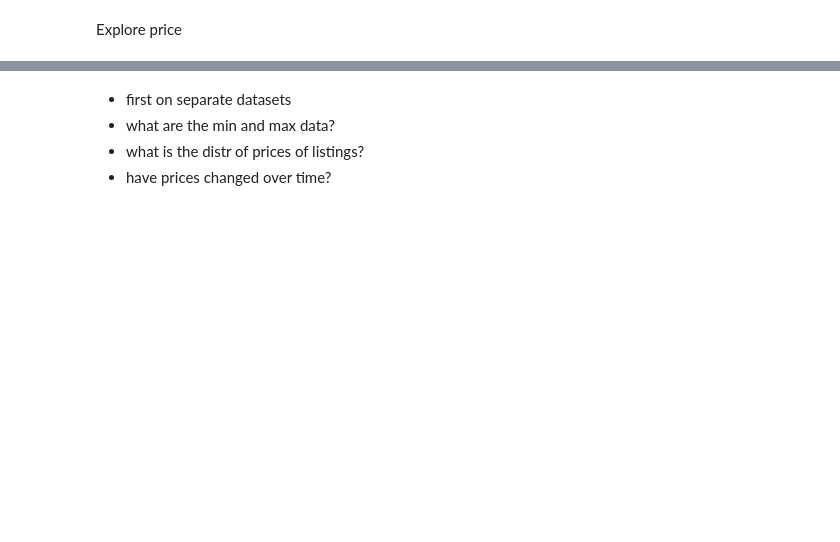
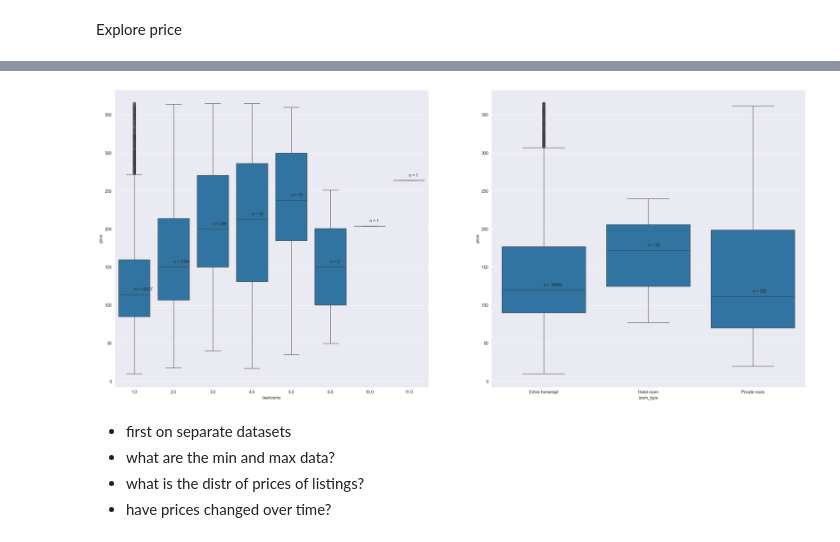
Before and after one commit to MargheSerena/MI-AirBnB-EDA-CodeOp-Module-3-test-, a Jupyter notebook: EDA 1.ipynb, the cells around one changed output, grey strips where cells are left out. Drawn from its saved outputs; the diff is of its cells as text; code cells hidden in the pictures; blank space fills up the shorter version.

```diff
--- a/EDA 1.ipynb
+++ b/EDA 1.ipynb
@@ -594,3 +836,64 @@ Explore price
+# %%
+fig, axes = plt.subplots(
+    nrows=1,
+    ncols=2,
+    figsize=(30,13)
+)
+
+#Price by beds
+boxplot_axis = sns.boxplot(
+    data = listings,
+    y = 'price',
+    x = 'bedrooms',
+    ax = axes[0]
+)
+
+x = 0
+# Get list of number of bedrooms available
+bedrooms_available = np.unique(listings['bedrooms'])
+
+for num_bedrooms in bedrooms_available:
+    y = np.median(listings[listings['bedrooms'] == num_bedrooms]['price']) + 5
+    nobs = listings[listings['bedrooms'] == num_bedrooms].shape[0]
+    text = f"n = {nobs}"
+    #print(f"{x} {num_bedrooms} {np.median(listings[listings['bedrooms'] == num_bedrooms]['price'])} {y} {text}")
+
+    boxplot_axis.text(
+        x = x,
+        y = y,
+        s = text
+    )
+    x +=1
+
+# Get list of number of bedrooms available
+bedrooms_available = np.unique(listings['room_type'])
+# Price by room type
+boxplot_axis = sns.boxplot(
+    data = listings,
+    y = 'price',
+    x = 'room_type',
+    ax = axes[1],
+    order = bedrooms_available
+)
+
+x = 0
+
+
+for num_bedrooms in bedrooms_available:
+    x = np.argmax(bedrooms_available == num_bedrooms)
+    y = np.median(listings[listings['room_type'] == num_bedrooms]['price']) + 5
+    nobs = listings[listings['room_type'] == num_bedrooms].shape[0]
+    text = f"n = {nobs}"
+    #print(f"{x} {num_bedrooms} {np.median(listings[listings['room_type'] == num_bedrooms]['price'])} {y} {text}")
+
+    boxplot_axis.text(
+        x = x,
+        y = y,
+        s = text
+    )
+plt.show()
+# %% [output]
+[figure, added]
 # %% [markdown]
 - first on separate datasets
 - what are the min and max data?
```
Also changed, not shown: parts of 30 cells of this notebook.
